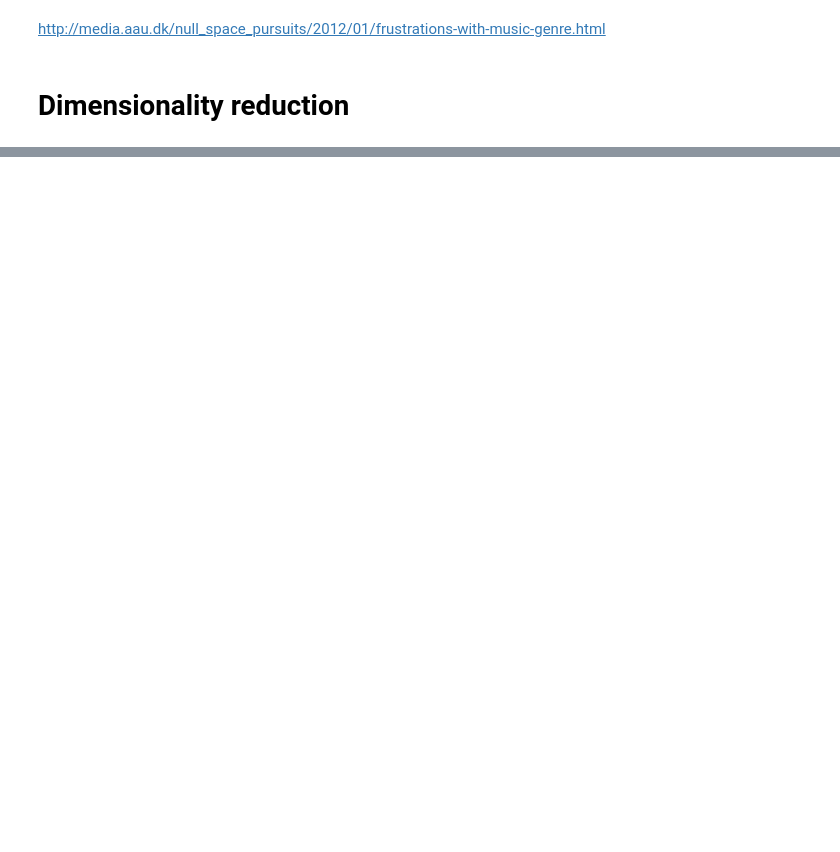
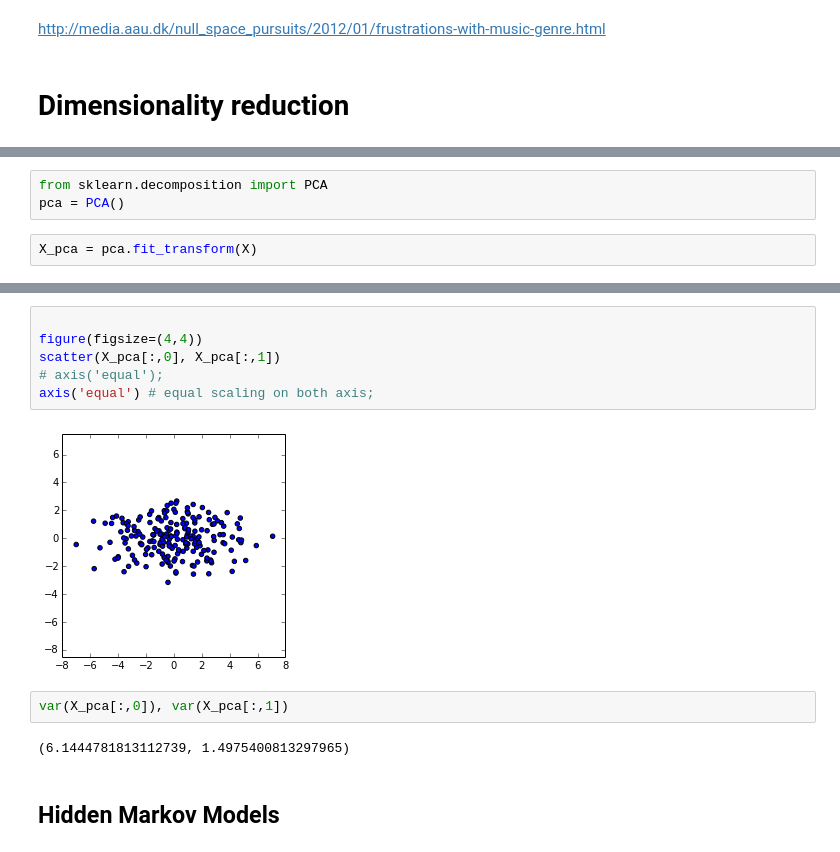
Before and after one commit to mantaraya36/201A-ipython, a Jupyter notebook: Machine Learning II.ipynb, the cells around one changed output, grey strips where cells are left out. Cells and saved outputs as stored; diff of their text form; blank space fills up the shorter version.

```diff
--- a/Machine Learning II.ipynb
+++ b/Machine Learning II.ipynb
@@ -172,0 +186,5 @@ SyntaxError: invalid syntax (<ipython-input-1-d6cb869db30c>, line 1)
+# %%
+from sklearn.decomposition import PCA
+pca = PCA()
+# %%
+X_pca = pca.fit_transform(X)
@@ -172,0 +196,14 @@ SyntaxError: invalid syntax (<ipython-input-1-d6cb869db30c>, line 1)
+# %%
+
+figure(figsize=(4,4))
+scatter(X_pca[:,0], X_pca[:,1])
+# axis('equal');
+axis('equal') # equal scaling on both axis;
+# %% [output]
+[figure, added]
+# %%
+var(X_pca[:,0]), var(X_pca[:,1])
+# %% [output]
+(6.1444781813112739, 1.4975400813297965)
+# %% [markdown]
+## Hidden Markov Models
```
Also changed, not shown: parts of 28 cells of this notebook, 1 other file.
